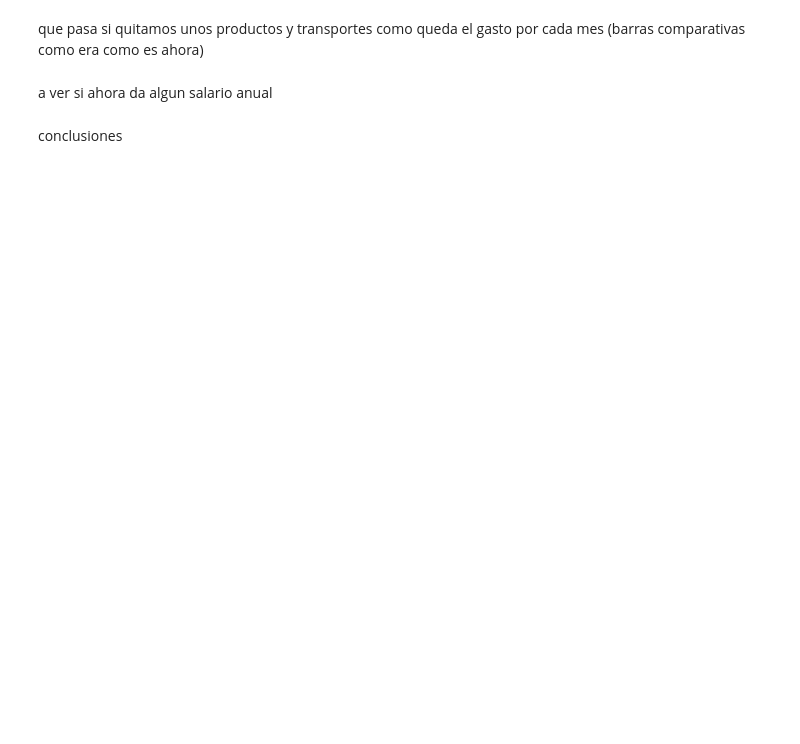
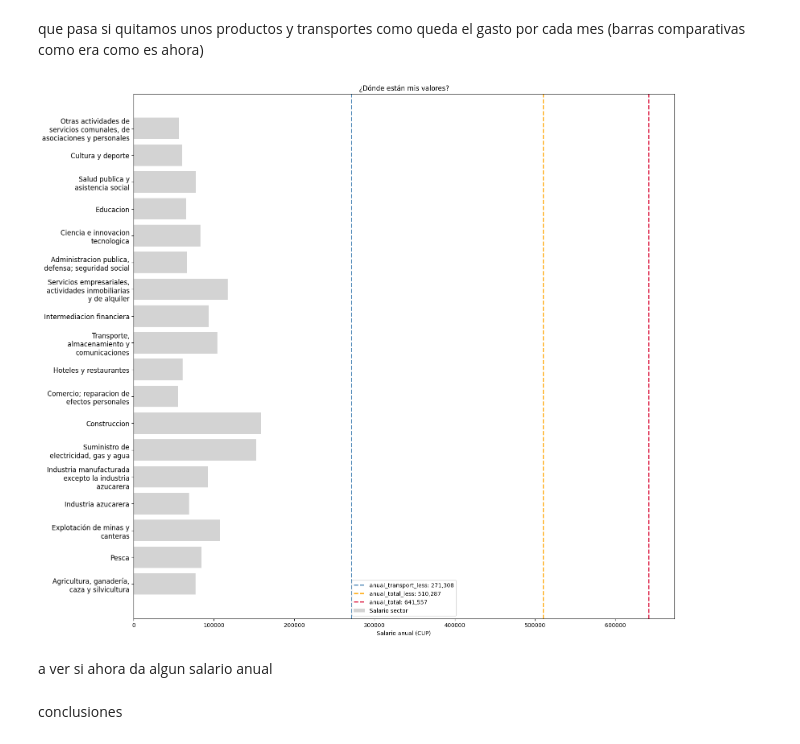
Before and after one commit to Samy0301/IP-ICD-Project, a Jupyter notebook: history.ipynb, the cells around one changed output. Drawn from its saved outputs; the diff is of its cells as text; code cells hidden in the pictures; blank space fills up the shorter version.

```diff
--- a/history.ipynb
+++ b/history.ipynb
@@ -120,11 +96,35 @@ que pasa si quitamos unos productos y transportes como queda el gasto por cada m
 # %%
 import os
 import numpy as np
 import plotly.graph_objects as go
 import matplotlib.pyplot as plt
 from IPython.display import Markdown
 import textwrap
 import codes
+
+sectores = [textwrap.fill(k, 25) for k in codes.js_salary.keys()]
+salarios = [s * 12 for s in codes.js_salary.values()]
+
+# ---------- figura ----------
+plt.figure(figsize=(16, 14))
+plt.barh(range(len(sectores)), salarios, label='Salario sector', color='lightgrey')
+
+# Tres líneas verticales
+plt.axvline(codes.v_anual_transport_less, color='steelblue', ls='--', lw=2,
+            label=f'anual_transport_less: {codes.v_anual_transport_less:,.0f}')
+plt.axvline(codes.v_anual_total_less,     color='orange',   ls='--', lw=2,
+            label=f'anual_total_less: {codes.v_anual_total_less:,.0f}')
+plt.axvline(codes.v_anual_total,          color='crimson',  ls='--', lw=2,
+            label=f'anual_total: {codes.v_anual_total:,.0f}')
+
+plt.yticks(range(len(sectores)), sectores, fontsize=12)
+plt.xlabel('Salario anual (CUP)')
+plt.title('¿Dónde están mis valores?')
+plt.legend()
+plt.tight_layout()
+plt.show()
+# %% [output]
+[figure, added]
 # %% [markdown]
 a ver si ahora da algun salario anual
 # %%
```
Also changed, not shown: parts of 10 cells of this notebook, 2 other files.
